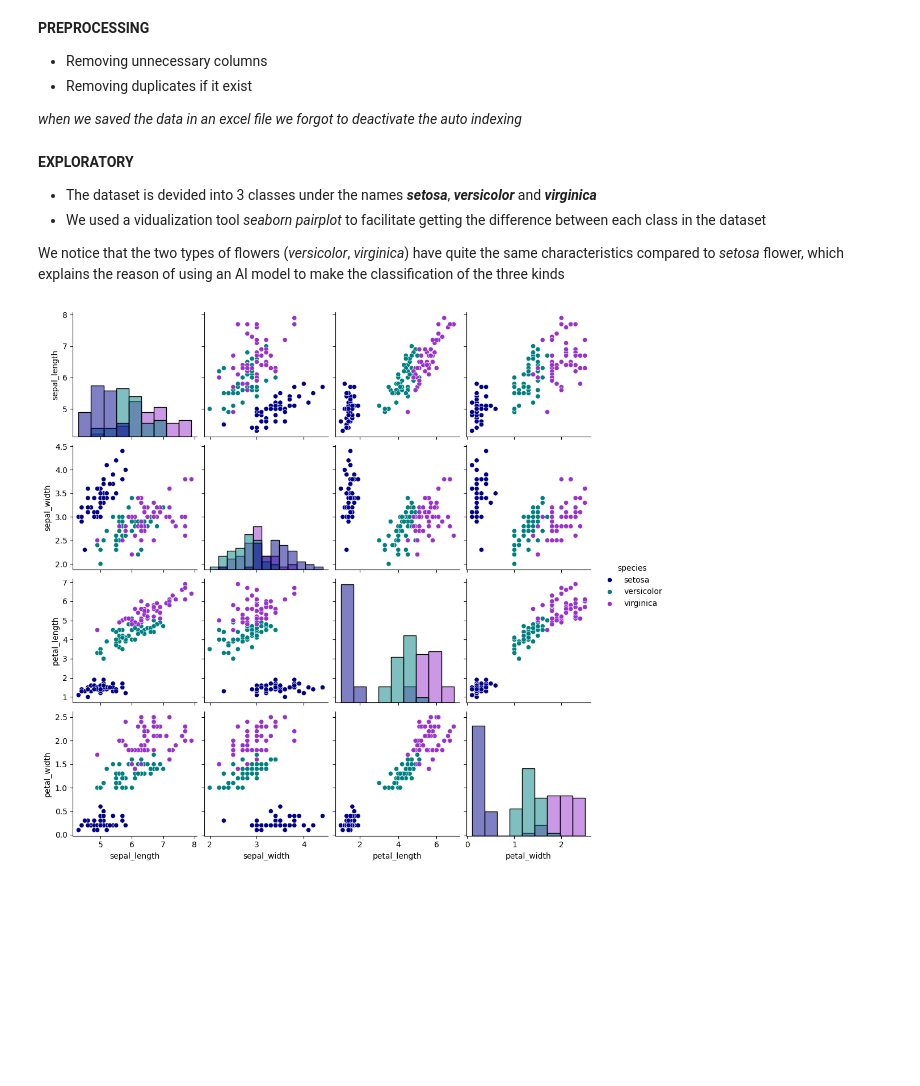
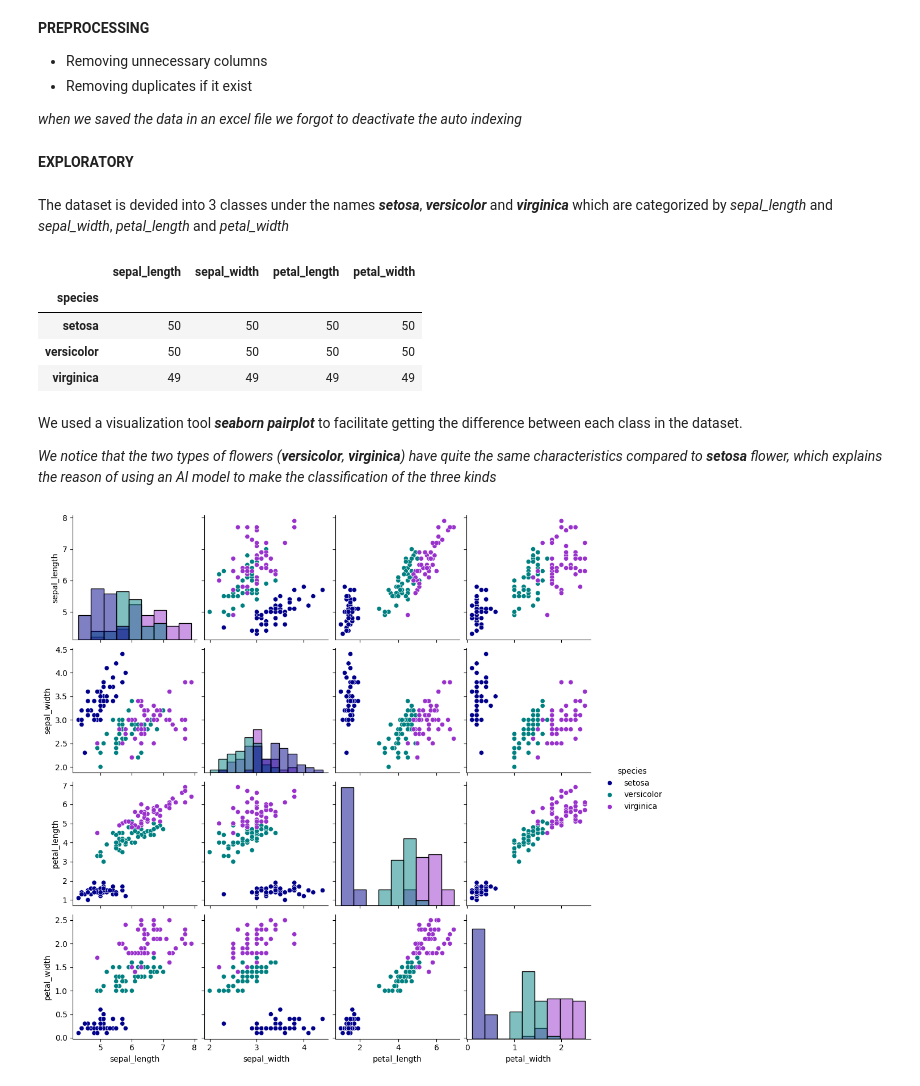
Before and after one commit to Feriel080/fdmia, a Jupyter notebook: knn_algorithm.ipynb, the cells around one changed output. Cells and saved outputs as stored; diff of their text form; code cells hidden in the pictures; blank space fills up the shorter version.

```diff
--- a/knn_algorithm.ipynb
+++ b/knn_algorithm.ipynb
@@ -21,12 +21,22 @@ _when we saved the data in an excel file we forgot to deactivate the auto indexi
 # %%
 iris.drop(columns='Unnamed: 0', inplace=True)
 iris.drop_duplicates(inplace=True)
+# %% [markdown]
+**EXPLORATORY**
+# %% [markdown]
+The dataset is devided into 3 classes under the names ***setosa***, ***versicolor*** and ***virginica*** which are categorized by *sepal_length* and *sepal_width*, *petal_length* and *petal_width*
+# %%
+iris.groupby('species').count()
+# %% [output]
+|  | sepal_length | sepal_width | petal_length | petal_width |
+| species |  |  |  |  |
+| setosa | 50 | 50 | 50 | 50 |
+| versicolor | 50 | 50 | 50 | 50 |
+| virginica | 49 | 49 | 49 | 49 |
 # %% [markdown]
-**EXPLORATORY**
-* The dataset is devided into 3 classes under the names ***setosa***, ***versicolor*** and ***virginica***
-* We used a vidualization tool _seaborn pairplot_ to facilitate getting the difference between each class in the dataset
+We used a visualization tool ***seaborn pairplot*** to facilitate getting the difference between each class in the dataset.
 
-We notice that the two types of flowers (_versicolor_, _virginica_) have quite the same characteristics compared to _setosa_ flower, which explains the reason of using an AI model to make the classification of the three kinds
+*We notice that the two types of flowers (**versicolor**, **virginica**) have quite the same characteristics compared to **setosa** flower, which explains the reason of using an AI model to make the classification of the three kinds*
 # %%
 import seaborn as sns
 
```
